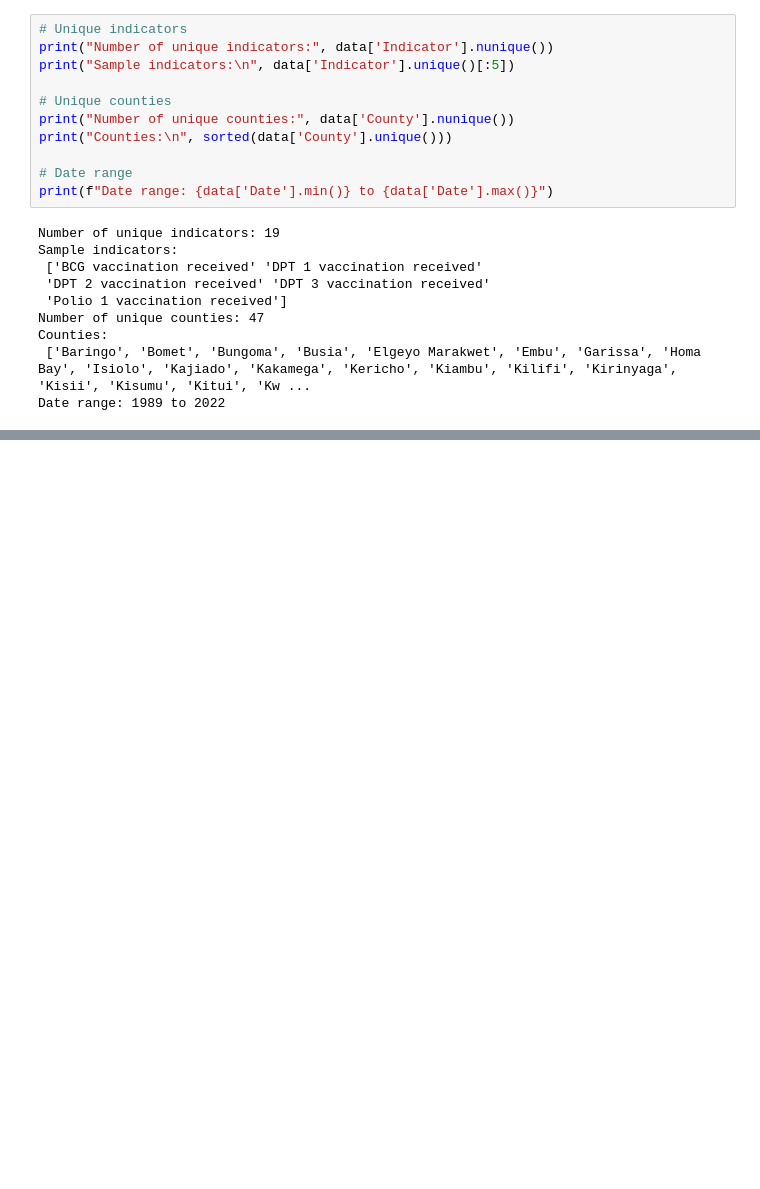
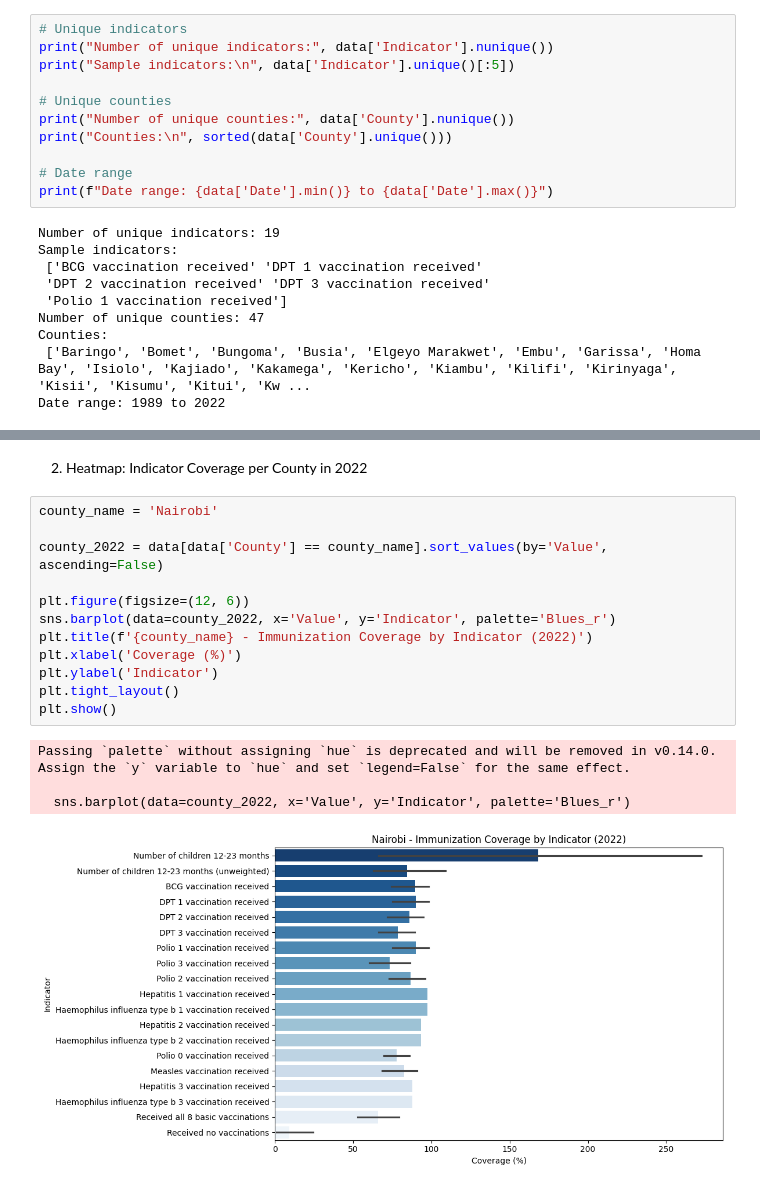
Before and after one commit to samwanyua/kenya-immunization-dashboard, a Jupyter notebook: notebooks/eda_immunization.ipynb, the cells around one changed output, grey strips where cells are left out. Cells and saved outputs as stored; diff of their text form; blank space fills up the shorter version.

```diff
--- a/notebooks/eda_immunization.ipynb
+++ b/notebooks/eda_immunization.ipynb
@@ -104,0 +126,19 @@ Date range: 1989 to 2022
+# %% [markdown]
+2. Heatmap: Indicator Coverage per County in 2022
+# %%
+county_name = 'Nairobi'
+
+county_2022 = data[data['County'] == county_name].sort_values(by='Value', ascending=False)
+
+plt.figure(figsize=(12, 6))
+sns.barplot(data=county_2022, x='Value', y='Indicator', palette='Blues_r')
+plt.title(f'{county_name} - Immunization Coverage by Indicator (2022)')
+plt.xlabel('Coverage (%)')
+plt.ylabel('Indicator')
+plt.tight_layout()
+plt.show()
+# %% [output]
+Passing `palette` without assigning `hue` is deprecated and will be removed in v0.14.0. Assign the `y` variable to `hue` and set `legend=False` for the same effect.
+
+  sns.barplot(data=county_2022, x='Value', y='Indicator', palette='Blues_r')
+[figure, added]
```
Also changed, not shown: parts of 4 cells of this notebook.
